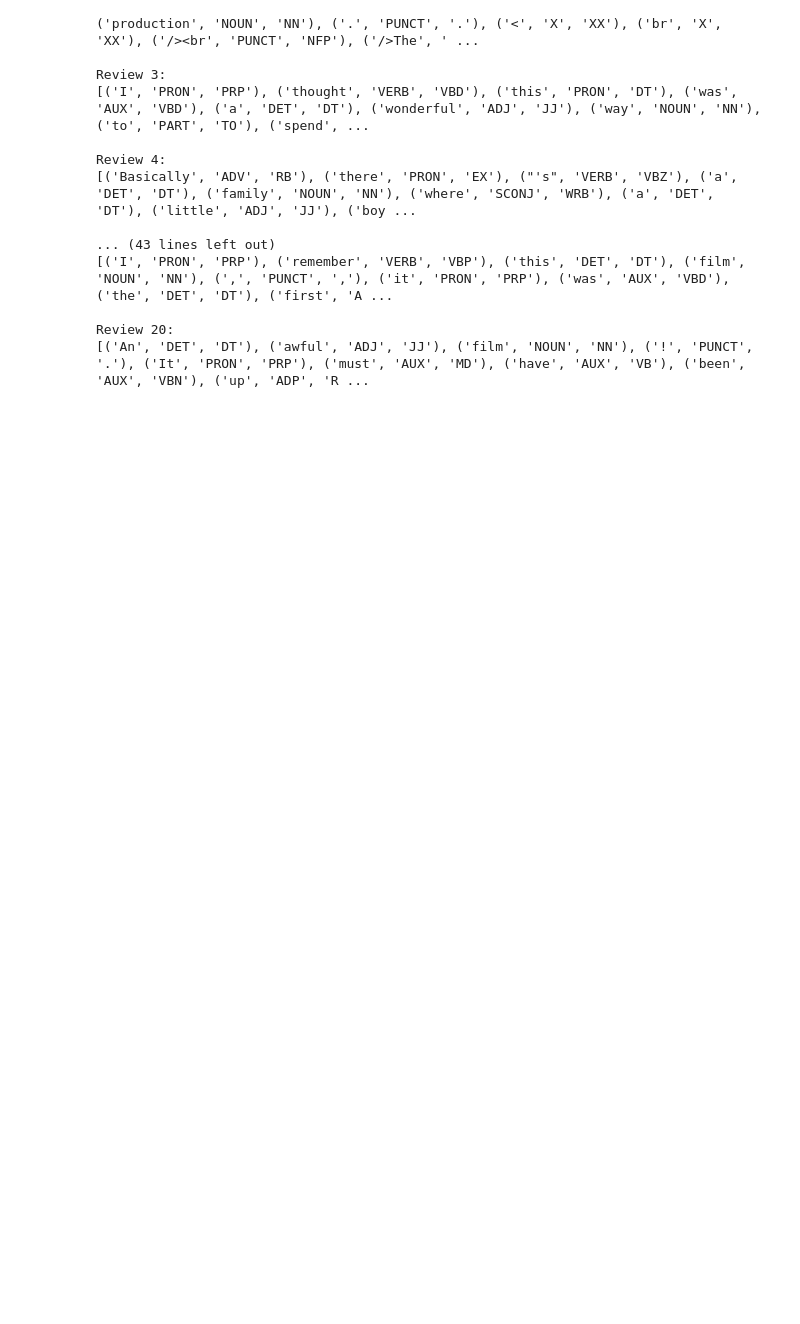
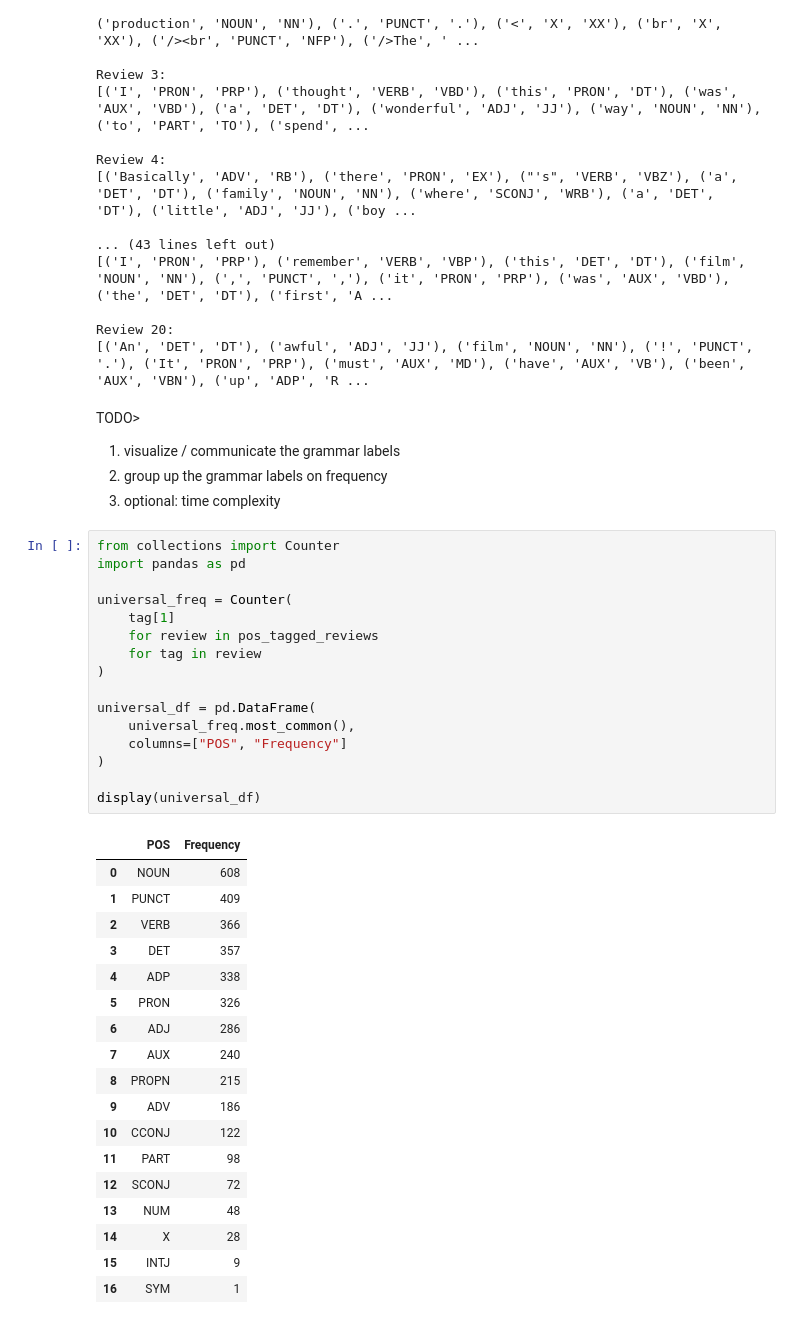
Before and after one commit to minharu014/TM_lab1, a Jupyter notebook: text_mining1.ipynb, the cells around one changed output. Cells and saved outputs as stored; diff of their text form; blank space fills up the shorter version.

```diff
--- a/text_mining1.ipynb
+++ b/text_mining1.ipynb
@@ -256,3 +256,44 @@ Review 4:
 
 Review 20:
 [('An', 'DET', 'DT'), ('awful', 'ADJ', 'JJ'), ('film', 'NOUN', 'NN'), ('!', 'PUNCT', '.'), ('It', 'PRON', 'PRP'), ('must', 'AUX', 'MD'), ('have', 'AUX', 'VB'), ('been', 'AUX', 'VBN'), ('up', 'ADP', 'R ...
+# %% [markdown]
+TODO>
+
+1. visualize / communicate the grammar labels
+2. group up the grammar labels on frequency
+3. optional: time complexity
+# %%
+from collections import Counter
+import pandas as pd
+
+universal_freq = Counter(
+    tag[1]
+    for review in pos_tagged_reviews
+    for tag in review
+)
+
+universal_df = pd.DataFrame(
+    universal_freq.most_common(),
+    columns=["POS", "Frequency"]
+)
+
+display(universal_df)
+# %% [output]
+|  | POS | Frequency |
+| 0 | NOUN | 608 |
+| 1 | PUNCT | 409 |
+| 2 | VERB | 366 |
+| 3 | DET | 357 |
+| 4 | ADP | 338 |
+| 5 | PRON | 326 |
+| 6 | ADJ | 286 |
+| 7 | AUX | 240 |
+| 8 | PROPN | 215 |
+| 9 | ADV | 186 |
+| 10 | CCONJ | 122 |
+| 11 | PART | 98 |
+| 12 | SCONJ | 72 |
+| 13 | NUM | 48 |
+| 14 | X | 28 |
+| 15 | INTJ | 9 |
+| 16 | SYM | 1 |
```
Also changed, not shown: parts of 1 cell of this notebook.
